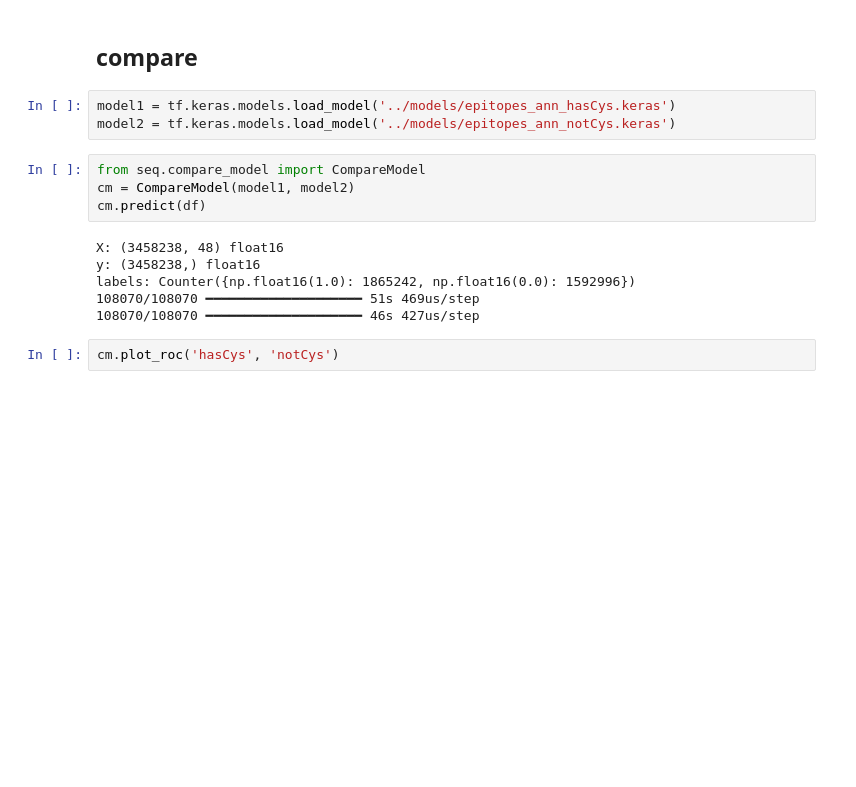
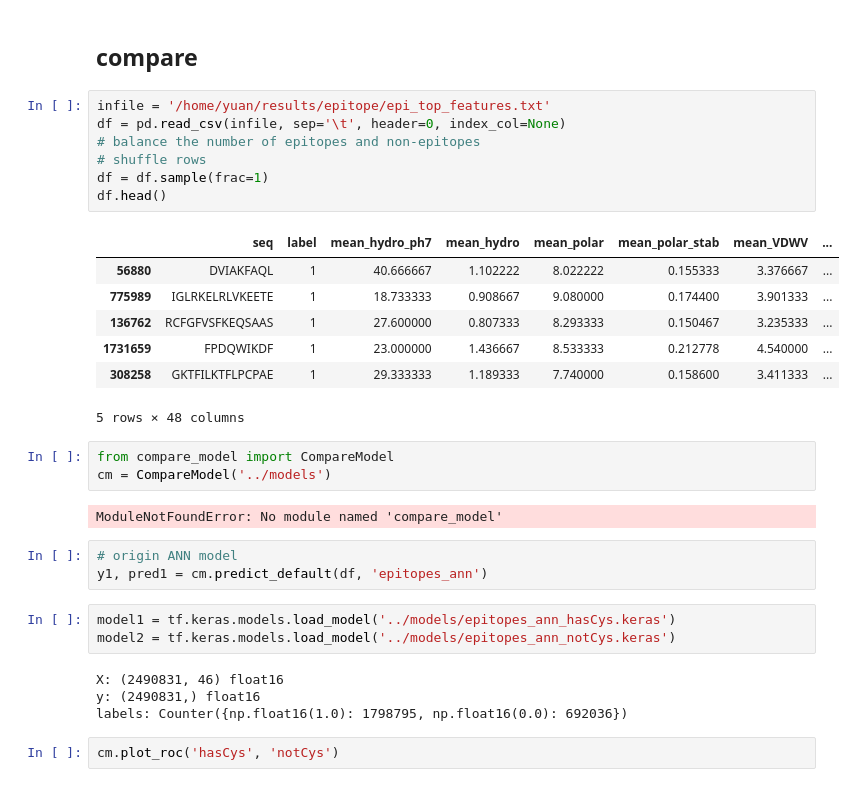
Before and after one commit to Tiezhengyuan/ml_epitope, a Jupyter notebook: src/ANN-Cys.ipynb, the cells around one changed output. Drawn from its saved outputs; the diff is of its cells as text; blank space fills up the shorter version.

```diff
--- a/src/ANN-Cys.ipynb
+++ b/src/ANN-Cys.ipynb
@@ -255,19 +313,36 @@ c.save_model('../models/epitopes_ann_hasCys.keras')
 <Sequential name=sequential_1, built=True>
 # %% [markdown]
 ## compare
+# %%
+infile = '/home/yuan/results/epitope/epi_top_features.txt'
+df = pd.read_csv(infile, sep='\t', header=0, index_col=None)
+# balance the number of epitopes and non-epitopes
+# shuffle rows
+df = df.sample(frac=1)
+df.head()
+# %% [output]
+|  | seq | label | mean_hydro_ph7 | mean_hydro | mean_polar | mean_polar_stab | mean_VDWV | ... |
+| 56880 | DVIAKFAQL | 1 | 40.666667 | 1.102222 | 8.022222 | 0.155333 | 3.376667 | ... |
+| 775989 | IGLRKELRLVKEETE | 1 | 18.733333 | 0.908667 | 9.080000 | 0.174400 | 3.901333 | ... |
+| 136762 | RCFGFVSFKEQSAAS | 1 | 27.600000 | 0.807333 | 8.293333 | 0.150467 | 3.235333 | ... |
+| 1731659 | FPDQWIKDF | 1 | 23.000000 | 1.436667 | 8.533333 | 0.212778 | 4.540000 | ... |
+| 308258 | GKTFILKTFLPCPAE | 1 | 29.333333 | 1.189333 | 7.740000 | 0.158600 | 3.411333 | ... |
+5 rows × 48 columns
+# %%
+from compare_model import CompareModel
+cm = CompareModel('../models')
+# %% [output]
+ModuleNotFoundError: No module named 'compare_model'
 # %%
-model1 = tf.keras.models.load_model('../models/epitopes_ann_hasCys.keras')
-model2 = tf.keras.models.load_model('../models/epitopes_ann_notCys.keras')
+# origin ANN model
+y1, pred1 = cm.predict_default(df, 'epitopes_ann')
 # %%
-from seq.compare_model import CompareModel
-cm = CompareModel(model1, model2)
-cm.predict(df)
+model1 = tf.keras.models.load_model('../models/epitopes_ann_hasCys.keras')
+model2 = tf.keras.models.load_model('../models/epitopes_ann_notCys.keras')
 # %% [output]
-X: (3458238, 48) float16
-y: (3458238,) float16
-labels: Counter({np.float16(1.0): 1865242, np.float16(0.0): 1592996})
-108070/108070 ━━━━━━━━━━━━━━━━━━━━ 51s 469us/step
-108070/108070 ━━━━━━━━━━━━━━━━━━━━ 46s 427us/step
+X: (2490831, 46) float16
+y: (2490831,) float16
+labels: Counter({np.float16(1.0): 1798795, np.float16(0.0): 692036})
 # %%
 cm.plot_roc('hasCys', 'notCys')
 # %% [output]
```
Also changed, not shown: parts of 13 cells of this notebook, 35 other files.
